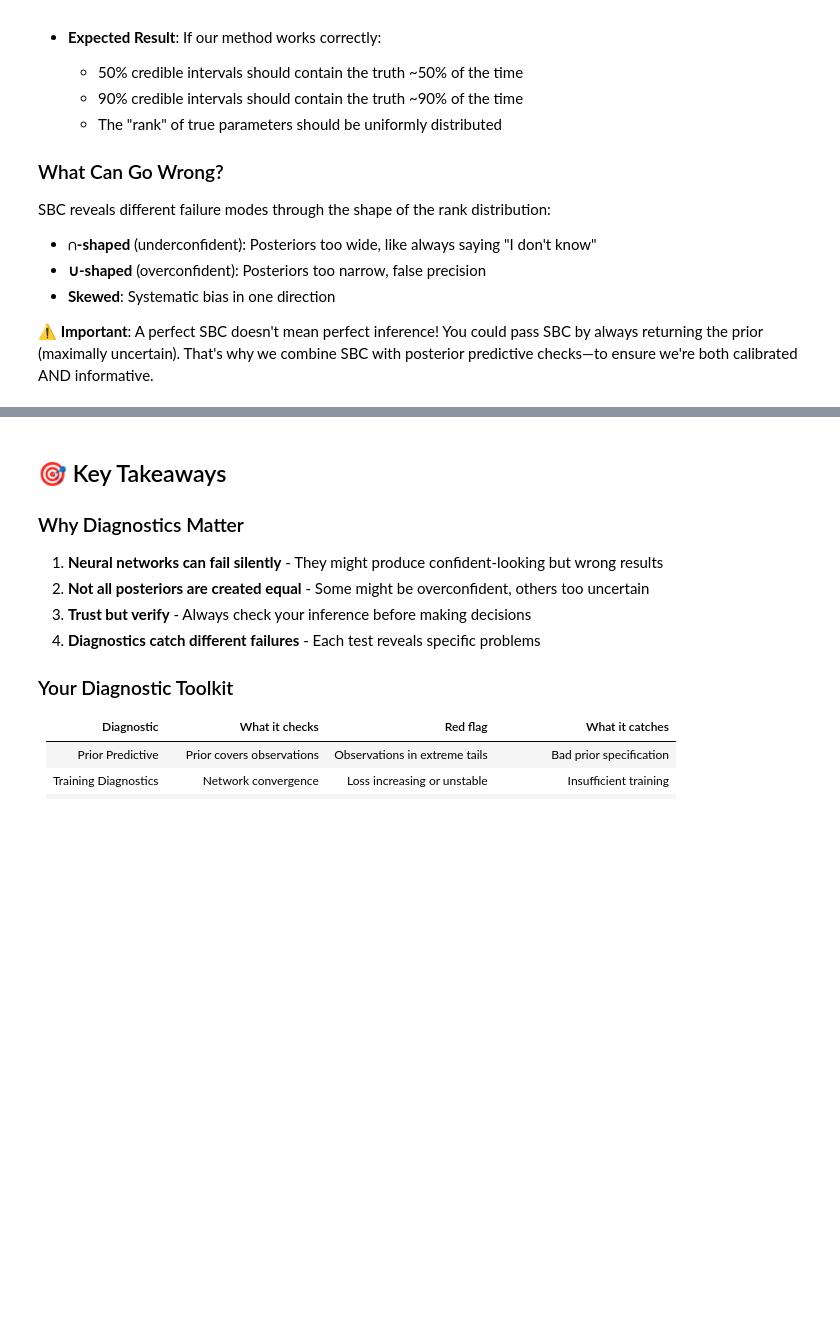
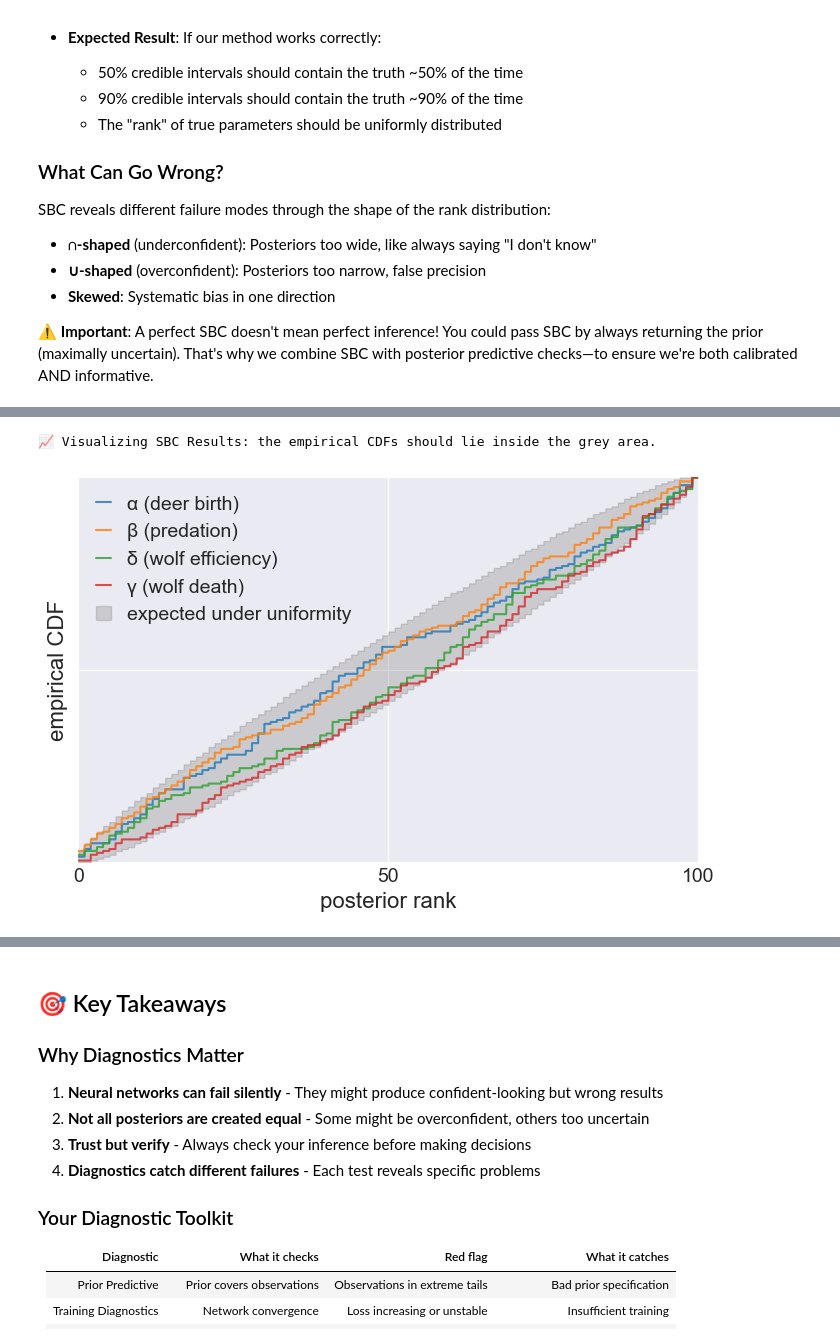
Before and after one commit to schroedk/euroscipy-2025-sbi-tutorial, a Jupyter notebook: src/02_diagnostics.ipynb, the cells around one changed output, grey strips where cells are left out. Saved outputs shown, nothing was run; the diff lists cells and outputs as text; code cells hidden in the pictures; blank space fills up the shorter version.

```diff
--- a/src/02_diagnostics.ipynb
+++ b/src/02_diagnostics.ipynb
@@ -241,26 +313,30 @@ ranks, dap_samples = run_sbc(
 # %%
 from sbi.analysis import sbc_rank_plot
 from sbi.diagnostics import check_sbc
 
 # Perform statistical checks on the SBC results.
 ks_pvals, c2st_ranks, c2st_daps = check_sbc(ranks, thetas, dap_samples).values()
 
 param_names = [
     "α (deer birth)",
     "β (predation)",
     "δ (wolf efficiency)",
     "γ (wolf death)",
 ]
+param_names_short = ["α", "β", "δ", "γ"]
 
 print("📈 Visualizing SBC Results: the empirical CDFs should lie inside the grey area.")
 fig, ax = sbc_rank_plot(
     ranks,
     num_posterior_samples=num_posterior_samples,
     num_bins=100,
     parameter_labels=param_names,
-    plot_type="hist",
+    plot_type="cdf",
     ranks_labels=["Lotka-Volterra"],
 )
+# %% [output]
+📈 Visualizing SBC Results: the empirical CDFs should lie inside the grey area.
+[figure, added]
 # %%
 print("\n📈 SBC Results per Parameter:")
 print("=" * 40)
```
Also changed, not shown: parts of 13 cells of this notebook, 3 other files.
